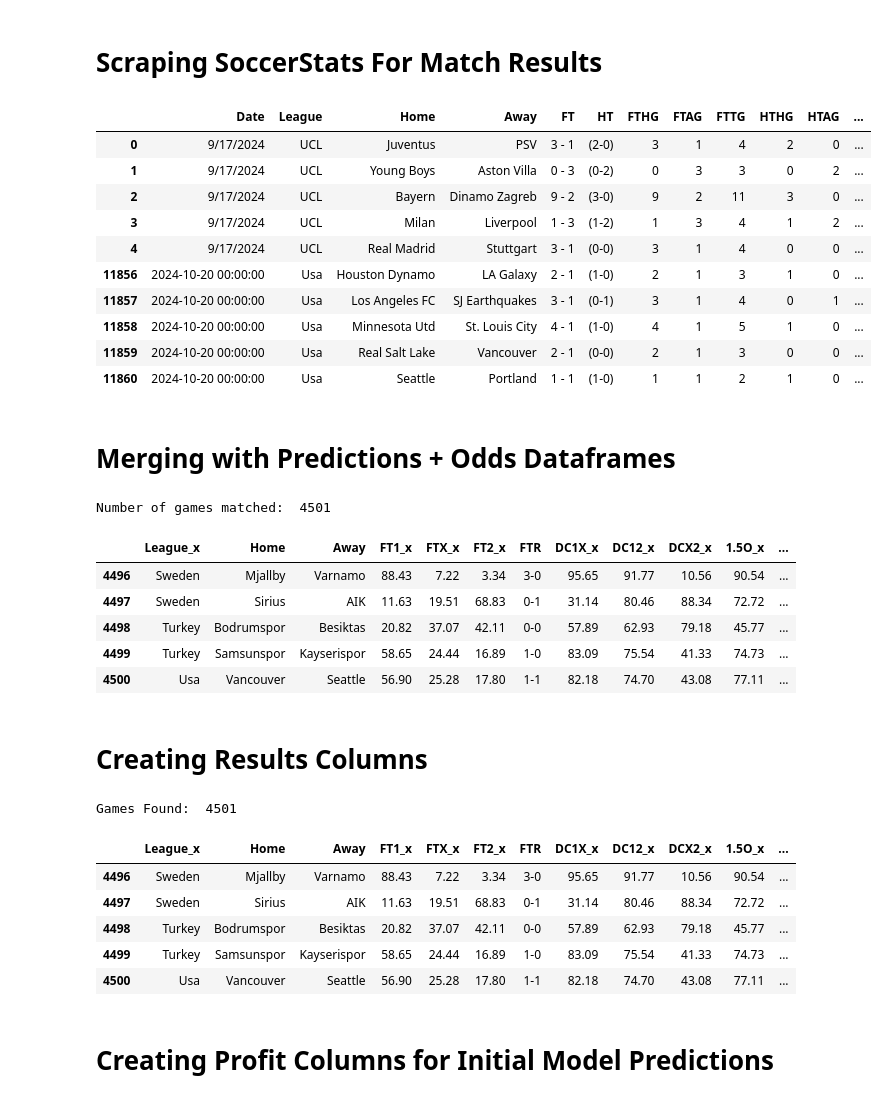
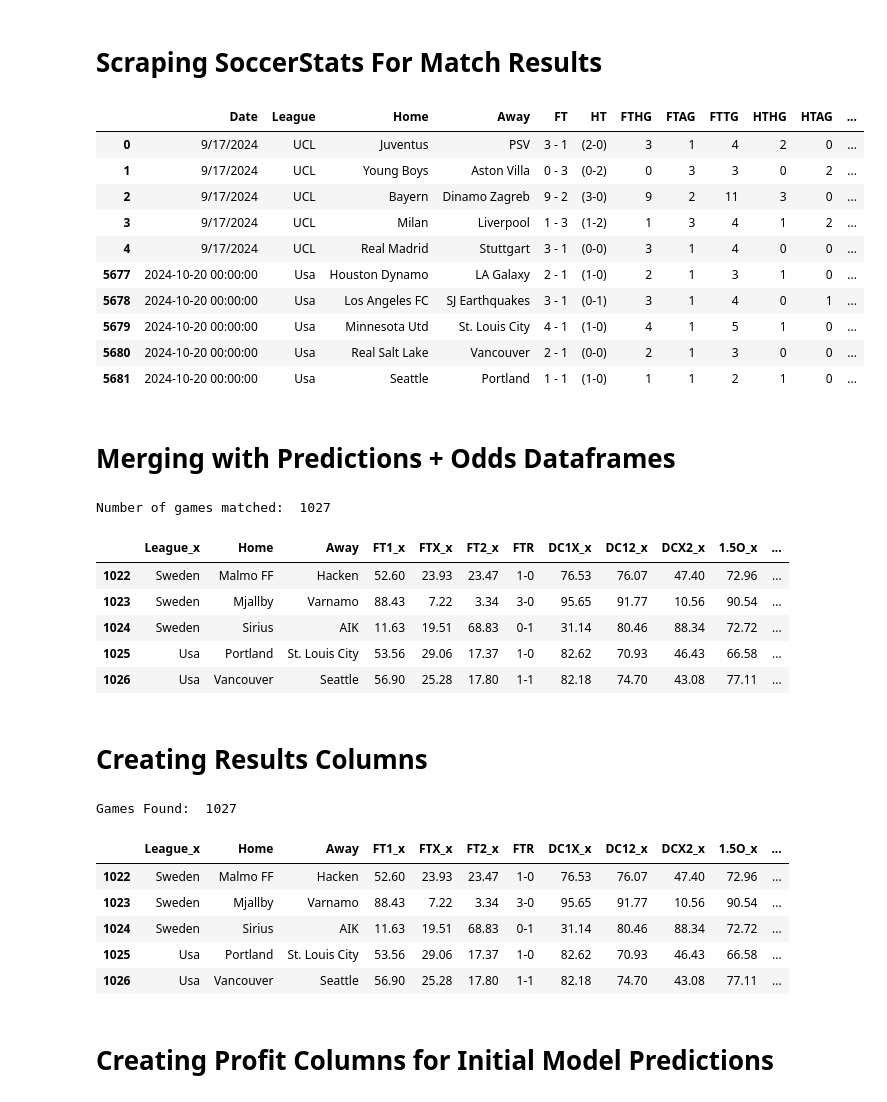
Before and after one commit to musayevf/Dixon_Coles_2025, a Jupyter notebook: Comparer.ipynb, the cells around one changed output. Drawn from its saved outputs; the diff is of its cells as text; code cells hidden in the pictures.

```diff
--- a/Comparer.ipynb
+++ b/Comparer.ipynb
@@ -73,10 +73,10 @@ liqa = ''
 unique_leagues = predictions['League'].unique().tolist()
 
 # Convert to lowercase and exclude UEFA competitions
-uefa_list = ['unl', 'uel', 'ucl', 'ufcl']
+uefa_list = ['unl', 'uel', 'ucl', 'ufcl', 'colombia', 'mexico2']
 list_2024 = ['norway_2024', 'sweden_2024', 'usa_2024']
 unique_leagues = list(set([league.lower() for league in unique_leagues if league.lower() not in uefa_list]))
-#unique_leagues.clear('mexico') #was having server error
+#unique_leagues.clear('colombia') #was having server error
 
 # Append list_2024 to unique_leagues
 unique_leagues.extend(list_2024)
@@ -177,38 +177,38 @@ def assign_year(date_str):
     else:
         return f"{date_str} 2024"
 
 # Example: Fix the 'date' column by removing the weekday and extra punctuation
 final['Date'] = final['Date'].str.extract(r'(\d{1,2} \w{3})')  # Extract day and month part
 final['Date'] = final['Date'].apply(assign_year)
 
 # Convert to datetime format
 final['Date'] = pd.to_datetime(final['Date'], format='%d %b %Y', errors='coerce')
 
 # Filter rows before September 17th, 2024
 final_filtered = final[final['Date'] >= pd.Timestamp('2024-09-17')]
 
 # Remove "_YYYY" (4-digit year) at the end of usa, norway and sweden but keep other numbers
 final_filtered['League'] = final_filtered['League'].str.replace(r'_\d{4}$', '', regex=True)
 
 # Align columns of uefa to match final_filtered
 uefa = uefa[final_filtered.columns]
 
 # Concatenate
 final_filtered = pd.concat([uefa, final_filtered], ignore_index=True)
 combined = pd.concat([final_filtered.head(), final_filtered.tail()])
 combined
 # %% [output]
 |  | Date | League | Home | Away | FT | HT | FTHG | FTAG | FTTG | HTHG | HTAG | ... |
 | 0 | 9/17/2024 | UCL | Juventus | PSV | 3 - 1 | (2-0) | 3 | 1 | 4 | 2 | 0 | ... |
 | 1 | 9/17/2024 | UCL | Young Boys | Aston Villa | 0 - 3 | (0-2) | 0 | 3 | 3 | 0 | 2 | ... |
 | 2 | 9/17/2024 | UCL | Bayern | Dinamo Zagreb | 9 - 2 | (3-0) | 9 | 2 | 11 | 3 | 0 | ... |
 | 3 | 9/17/2024 | UCL | Milan | Liverpool | 1 - 3 | (1-2) | 1 | 3 | 4 | 1 | 2 | ... |
 | 4 | 9/17/2024 | UCL | Real Madrid | Stuttgart | 3 - 1 | (0-0) | 3 | 1 | 4 | 0 | 0 | ... |
-| 11856 | 2024-10-20 00:00:00 | Usa | Houston Dynamo | LA Galaxy | 2 - 1 | (1-0) | 2 | 1 | 3 | 1 | 0 | ... |
-| 11857 | 2024-10-20 00:00:00 | Usa | Los Angeles FC | SJ Earthquakes | 3 - 1 | (0-1) | 3 | 1 | 4 | 0 | 1 | ... |
-| 11858 | 2024-10-20 00:00:00 | Usa | Minnesota Utd | St. Louis City | 4 - 1 | (1-0) | 4 | 1 | 5 | 1 | 0 | ... |
-| 11859 | 2024-10-20 00:00:00 | Usa | Real Salt Lake | Vancouver | 2 - 1 | (0-0) | 2 | 1 | 3 | 0 | 0 | ... |
-| 11860 | 2024-10-20 00:00:00 | Usa | Seattle | Portland | 1 - 1 | (1-0) | 1 | 1 | 2 | 1 | 0 | ... |
+| 5677 | 2024-10-20 00:00:00 | Usa | Houston Dynamo | LA Galaxy | 2 - 1 | (1-0) | 2 | 1 | 3 | 1 | 0 | ... |
+| 5678 | 2024-10-20 00:00:00 | Usa | Los Angeles FC | SJ Earthquakes | 3 - 1 | (0-1) | 3 | 1 | 4 | 0 | 1 | ... |
+| 5679 | 2024-10-20 00:00:00 | Usa | Minnesota Utd | St. Louis City | 4 - 1 | (1-0) | 4 | 1 | 5 | 1 | 0 | ... |
+| 5680 | 2024-10-20 00:00:00 | Usa | Real Salt Lake | Vancouver | 2 - 1 | (0-0) | 2 | 1 | 3 | 0 | 0 | ... |
+| 5681 | 2024-10-20 00:00:00 | Usa | Seattle | Portland | 1 - 1 | (1-0) | 1 | 1 | 2 | 1 | 0 | ... |
 # %% [markdown]
 # Merging with Predictions + Odds Dataframes
 # %%
@@ -225,13 +225,13 @@ final_df_unique.reset_index(drop=True, inplace=True)
 print('Number of games matched: ', len(final_df_unique))
 final_df_unique.tail()
 # %% [output]
-Number of games matched:  4501
+Number of games matched:  1027
 |  | League_x | Home | Away | FT1_x | FTX_x | FT2_x | FTR | DC1X_x | DC12_x | DCX2_x | 1.5O_x | ... |
-| 4496 | Sweden | Mjallby | Varnamo | 88.43 | 7.22 | 3.34 | 3-0 | 95.65 | 91.77 | 10.56 | 90.54 | ... |
-| 4497 | Sweden | Sirius | AIK | 11.63 | 19.51 | 68.83 | 0-1 | 31.14 | 80.46 | 88.34 | 72.72 | ... |
-| 4498 | Turkey | Bodrumspor | Besiktas | 20.82 | 37.07 | 42.11 | 0-0 | 57.89 | 62.93 | 79.18 | 45.77 | ... |
-| 4499 | Turkey | Samsunspor | Kayserispor | 58.65 | 24.44 | 16.89 | 1-0 | 83.09 | 75.54 | 41.33 | 74.73 | ... |
-| 4500 | Usa | Vancouver | Seattle | 56.90 | 25.28 | 17.80 | 1-1 | 82.18 | 74.70 | 43.08 | 77.11 | ... |
+| 1022 | Sweden | Malmo FF | Hacken | 52.60 | 23.93 | 23.47 | 1-0 | 76.53 | 76.07 | 47.40 | 72.96 | ... |
+| 1023 | Sweden | Mjallby | Varnamo | 88.43 | 7.22 | 3.34 | 3-0 | 95.65 | 91.77 | 10.56 | 90.54 | ... |
+| 1024 | Sweden | Sirius | AIK | 11.63 | 19.51 | 68.83 | 0-1 | 31.14 | 80.46 | 88.34 | 72.72 | ... |
+| 1025 | Usa | Portland | St. Louis City | 53.56 | 29.06 | 17.37 | 1-0 | 82.62 | 70.93 | 46.43 | 66.58 | ... |
+| 1026 | Usa | Vancouver | Seattle | 56.90 | 25.28 | 17.80 | 1-1 | 82.18 | 74.70 | 43.08 | 77.11 | ... |
 # %% [markdown]
 # Creating Results Columns
 # %%
@@ -274,13 +274,13 @@ final_df_unique['HT1.5U'] = np.where(final_df_unique['HTTG'] < 1.5, 1, 0)
 print('Games Found: ', len(final_df_unique))
 final_df_unique.tail()
 # %% [output]
-Games Found:  4501
+Games Found:  1027
 |  | League_x | Home | Away | FT1_x | FTX_x | FT2_x | FTR | DC1X_x | DC12_x | DCX2_x | 1.5O_x | ... |
-| 4496 | Sweden | Mjallby | Varnamo | 88.43 | 7.22 | 3.34 | 3-0 | 95.65 | 91.77 | 10.56 | 90.54 | ... |
-| 4497 | Sweden | Sirius | AIK | 11.63 | 19.51 | 68.83 | 0-1 | 31.14 | 80.46 | 88.34 | 72.72 | ... |
-| 4498 | Turkey | Bodrumspor | Besiktas | 20.82 | 37.07 | 42.11 | 0-0 | 57.89 | 62.93 | 79.18 | 45.77 | ... |
-| 4499 | Turkey | Samsunspor | Kayserispor | 58.65 | 24.44 | 16.89 | 1-0 | 83.09 | 75.54 | 41.33 | 74.73 | ... |
-| 4500 | Usa | Vancouver | Seattle | 56.90 | 25.28 | 17.80 | 1-1 | 82.18 | 74.70 | 43.08 | 77.11 | ... |
+| 1022 | Sweden | Malmo FF | Hacken | 52.60 | 23.93 | 23.47 | 1-0 | 76.53 | 76.07 | 47.40 | 72.96 | ... |
+| 1023 | Sweden | Mjallby | Varnamo | 88.43 | 7.22 | 3.34 | 3-0 | 95.65 | 91.77 | 10.56 | 90.54 | ... |
+| 1024 | Sweden | Sirius | AIK | 11.63 | 19.51 | 68.83 | 0-1 | 31.14 | 80.46 | 88.34 | 72.72 | ... |
+| 1025 | Usa | Portland | St. Louis City | 53.56 | 29.06 | 17.37 | 1-0 | 82.62 | 70.93 | 46.43 | 66.58 | ... |
+| 1026 | Usa | Vancouver | Seattle | 56.90 | 25.28 | 17.80 | 1-1 | 82.18 | 74.70 | 43.08 | 77.11 | ... |
 # %% [markdown]
 # Creating Profit Columns for Initial Model Predictions
 # %%
```
Also changed, not shown: parts of 9 cells of this notebook, 3 other files.
